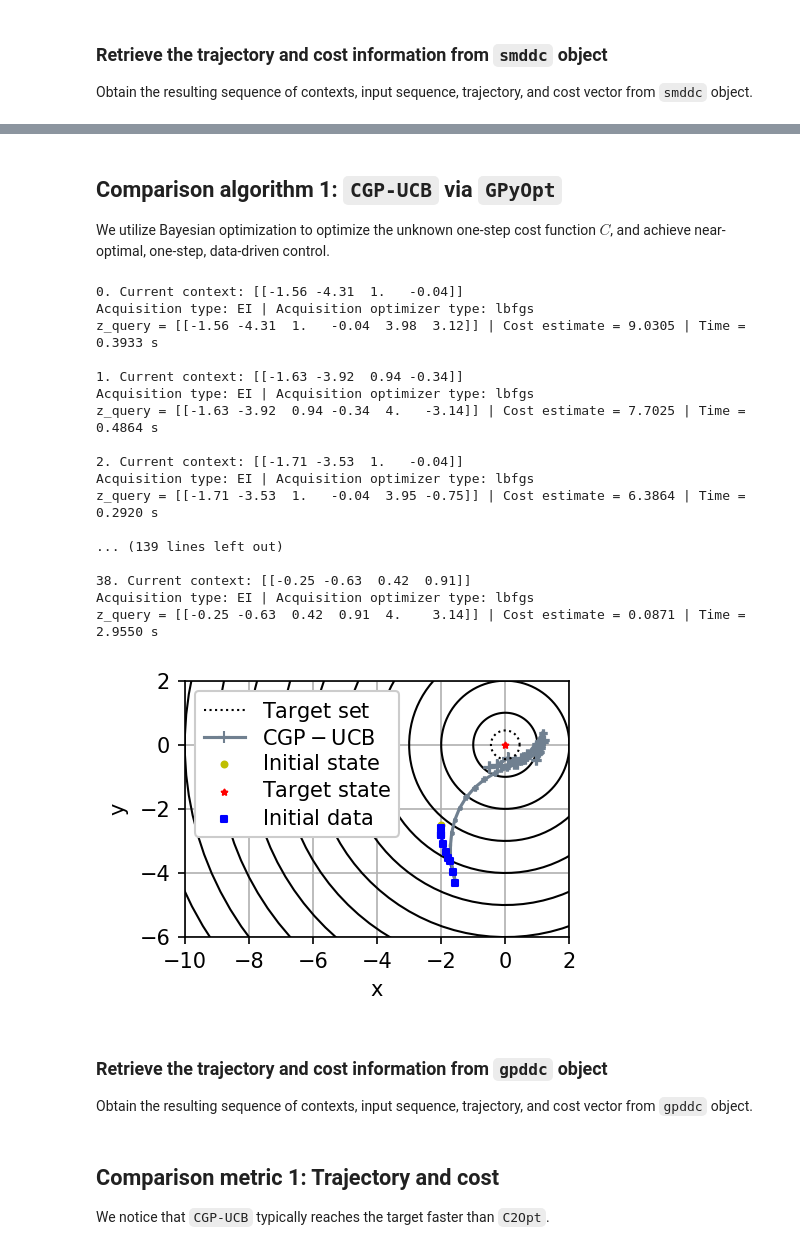
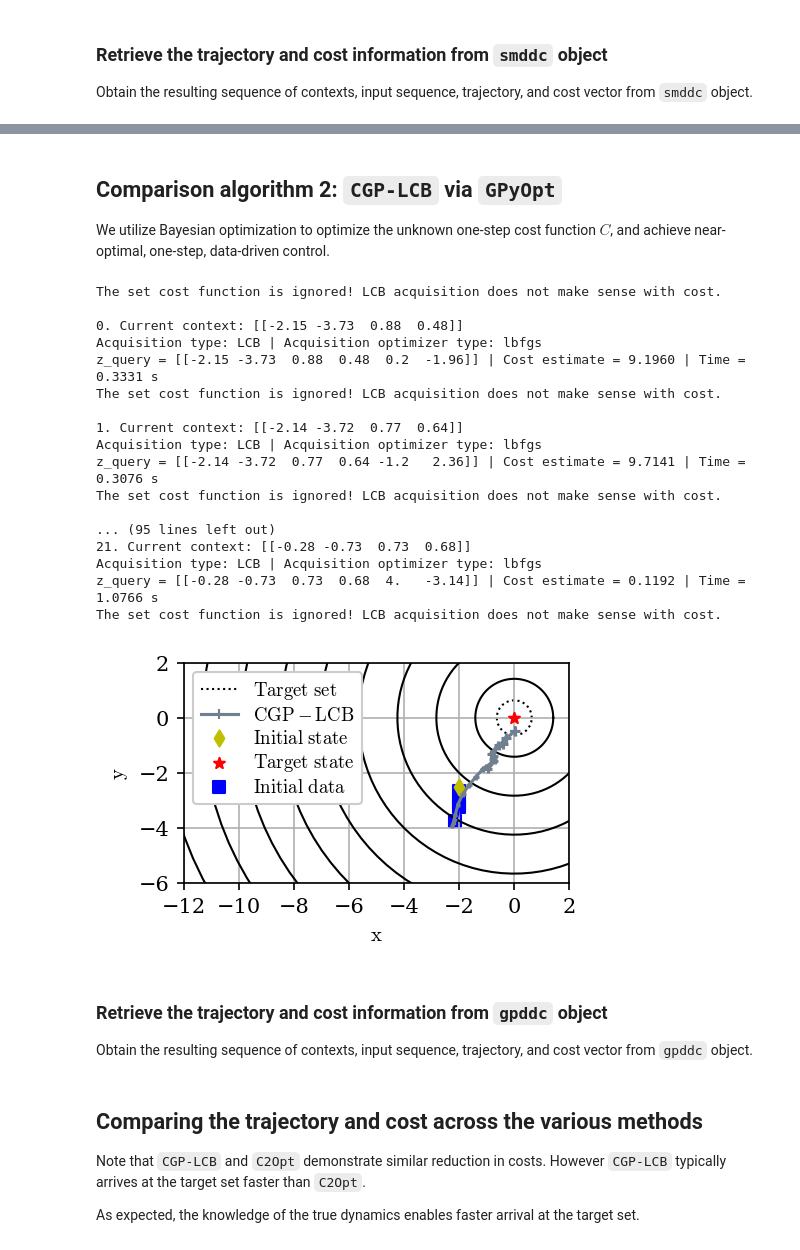
Before and after one commit to abyvinod/ACC2020_C2Opt, a Jupyter notebook: C2Opt.ipynb, the cells around one changed output, grey strips where cells are left out. Saved outputs shown, nothing was run; the diff lists cells and outputs as text; code cells hidden in the pictures.

```diff
--- a/C2Opt.ipynb
+++ b/C2Opt.ipynb
@@ -37,7 +37,7 @@ We define the state space $\mathcal{X}=[-12,2]\times[-6,2]\times[0,2\pi)$, input
 import numpy as np
 
 # Working environment
-xlim_tup = [-10, 2]
+xlim_tup = [-12, 2]
 ylim_tup = [-6, 2]
 
 # Input bounds
@@ -55,12 +55,12 @@ initial_state = np.array([-2, -2.5, np.pi/2])
 sampling_time = 0.1
 
 # Parameters for sequential control
-max_oracle_calls = 300                       # Maximum number of time steps
+max_oracle_calls = 200                       # Maximum number of time steps
 n_data_max = 10                              # Number of data points available for precursor training
 time_horizon = n_data_max + max_oracle_calls # Total max. number of time steps
 
 # For repeatability
-np.random.seed(501)
+np.random.seed(1)
 # %% [markdown]
 ## Unicycle dynamics
 
@@ -149,7 +149,7 @@ We define the **context** for this problem as the position in $\mathrm{xy}$ coor
 target_position = np.zeros((2,))
 
 # Terminate the sequential control if cost is below this threshold
-cost_thresh = 1e-1
+cost_thresh = 2e-1
 
 def compute_cost(next_state_mat):
     """
@@ -362,15 +421,15 @@ c2opt_cost_vec = smddc.contextual_optimizer.objective.fun
 # %% [markdown]
-## Comparison algorithm 1: `CGP-UCB` via `GPyOpt`
+## Comparison algorithm 2: `CGP-LCB` via `GPyOpt`
 
 We utilize Bayesian optimization to optimize the unknown one-step cost function $C$, and achieve near-optimal, one-step, data-driven control.
 # %%
-# See the module MyopicDataDrivenControlContextGP for more details on how CGP-UCB
+# See the module MyopicDataDrivenControlContextGP for more details on how CGP-LCB
 # provided in GPyOpt was utilized for myopic data-driven control
 from MyopicDataDrivenControlContextGP import MyopicDataDrivenControlContextGP
 
-acquistion_type = 'EI'
+acquistion_type = 'LCB'
 
-# Training data packaged for CGP-UCB
+# Training data packaged for CGP-LCB
 training_data = {'trajectory': rand_init_traj_vec,
                  'input_seq': rand_init_input_vec,
                  'cost_val': rand_init_cost_val_vec}
@@ -382,50 +441,50 @@ def bo_objective(context_u):
         current_state = np.array([[x, y, np.arctan2(sh, ch)]])
         current_input = np.array([[v, w]])
         cost_vec.append(compute_cost(one_step_dyn(current_state, current_input)))
     return np.array(cost_vec)
 
 
-# Provide `gpyopt` all the information available about the problem for CGP-UCB
+# Provide `gpyopt` all the information available about the problem for CGP-LCB
 gpddc = MyopicDataDrivenControlContextGP(training_data,
                                          state_to_context,
                                          context_u_lb,
                                          context_u_ub,
                                          bo_objective,
                                          one_step_dyn=one_step_dyn,
                                          exit_condition=exit_condition,
                                          solver_style=acquistion_type)
 
 ax = draw_initial_plot(xlim_tup, ylim_tup, target_position, cost_thresh,
                        initial_state, rand_init_traj_vec)
 
 # Compute the solution for max_oracle_calls (time steps) or till exit_condition is true, whichever is earliest
 # Set verbose to true if the evolution of the cost and context is desired
 # Set draw_plots_at_the_end to False if the trajectory evolution is desired
 res_gpddc = gpddc.solve(max_oracle_calls, ax=ax, draw_plots_at_the_end=True, verbose=True)
 
 # Update the legend
-ax.legend(loc='upper left', ncol=1, prop={'size': 1 * fig_fontsize}, labelspacing=0.25, framealpha=1)
+ax.legend(loc='upper left', ncol=1, prop={'size': fig_fontsize_legend}, labelspacing=0.25, framealpha=1)
 plt.tight_layout()
 plt.show()
 # %% [output]
-0. Current context: [[-1.56 -4.31  1.   -0.04]]
-Acquisition type: EI | Acquisition optimizer type: lbfgs
-z_query = [[-1.56 -4.31  1.   -0.04  3.98  3.12]] | Cost estimate = 9.0305 | Time = 0.3933 s
+The set cost function is ignored! LCB acquisition does not make sense with cost.
 
-1. Current context: [[-1.63 -3.92  0.94 -0.34]]
-Acquisition type: EI | Acquisition optimizer type: lbfgs
-z_query = [[-1.63 -3.92  0.94 -0.34  4.   -3.14]] | Cost estimate = 7.7025 | Time = 0.4864 s
+0. Current context: [[-2.15 -3.73  0.88  0.48]]
+Acquisition type: LCB | Acquisition optimizer type: lbfgs
+z_query = [[-2.15 -3.73  0.88  0.48  0.2  -1.96]] | Cost estimate = 9.1960 | Time = 0.3331 s
+The set cost function is ignored! LCB acquisition does not make sense with cost.
 
-2. Current context: [[-1.71 -3.53  1.   -0.04]]
-Acquisition type: EI | Acquisition optimizer type: lbfgs
-z_query = [[-1.71 -3.53  1.   -0.04  3.95 -0.75]] | Cost estimate = 6.3864 | Time = 0.2920 s
+1. Current context: [[-2.14 -3.72  0.77  0.64]]
+Acquisition type: LCB | Acquisition optimizer type: lbfgs
+z_query = [[-2.14 -3.72  0.77  0.64 -1.2   2.36]] | Cost estimate = 9.7141 | Time = 0.3076 s
+The set cost function is ignored! LCB acquisition does not make sense with cost.
 
-... (139 lines left out)
-
-38. Current context: [[-0.25 -0.63  0.42  0.91]]
-Acquisition type: EI | Acquisition optimizer type: lbfgs
-z_query = [[-0.25 -0.63  0.42  0.91  4.    3.14]] | Cost estimate = 0.0871 | Time = 2.9550 s
+... (95 lines left out)
+21. Current context: [[-0.28 -0.73  0.73  0.68]]
+Acquisition type: LCB | Acquisition optimizer type: lbfgs
+z_query = [[-0.28 -0.73  0.73  0.68  4.   -3.14]] | Cost estimate = 0.1192 | Time = 1.0766 s
+The set cost function is ignored! LCB acquisition does not make sense with cost.
-[figure, old version]
+[figure, new version]
 # %% [markdown]
 ### Retrieve the trajectory and cost information from `gpddc` object
 
@@ -444,6 +503,8 @@ gpyopt_traj_vec = np.vstack((gpyopt_traj_vec, one_step_dyn(gpyopt_traj_vec[-1,:]
 gpyopt_cost_vec = gpddc.bo_step.Y[:, 0]
-# %% [markdown]
-## Comparison metric 1: Trajectory and cost
-
-We notice that `CGP-UCB` typically reaches the target faster than `C2Opt`.
+# %% [markdown]
+## Comparing the trajectory and cost across the various methods
+
+Note that `CGP-LCB` and `C2Opt` demonstrate similar reduction in costs. However `CGP-LCB` typically arrives at the target set faster than `C2Opt`.
+
+As expected, the knowledge of the true dynamics enables faster arrival at the target set.
 # %%
```
Also changed, not shown: parts of 12 cells of this notebook, 5 other files.
